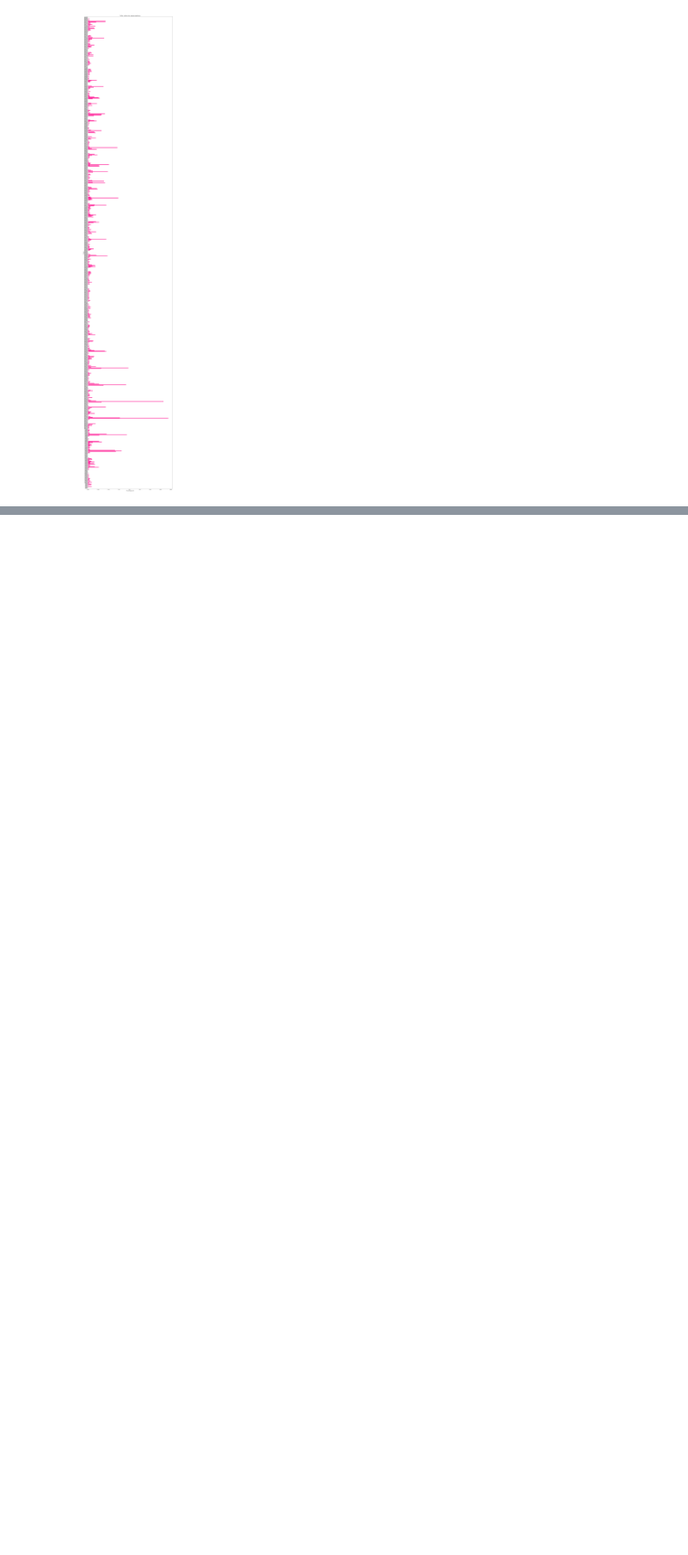
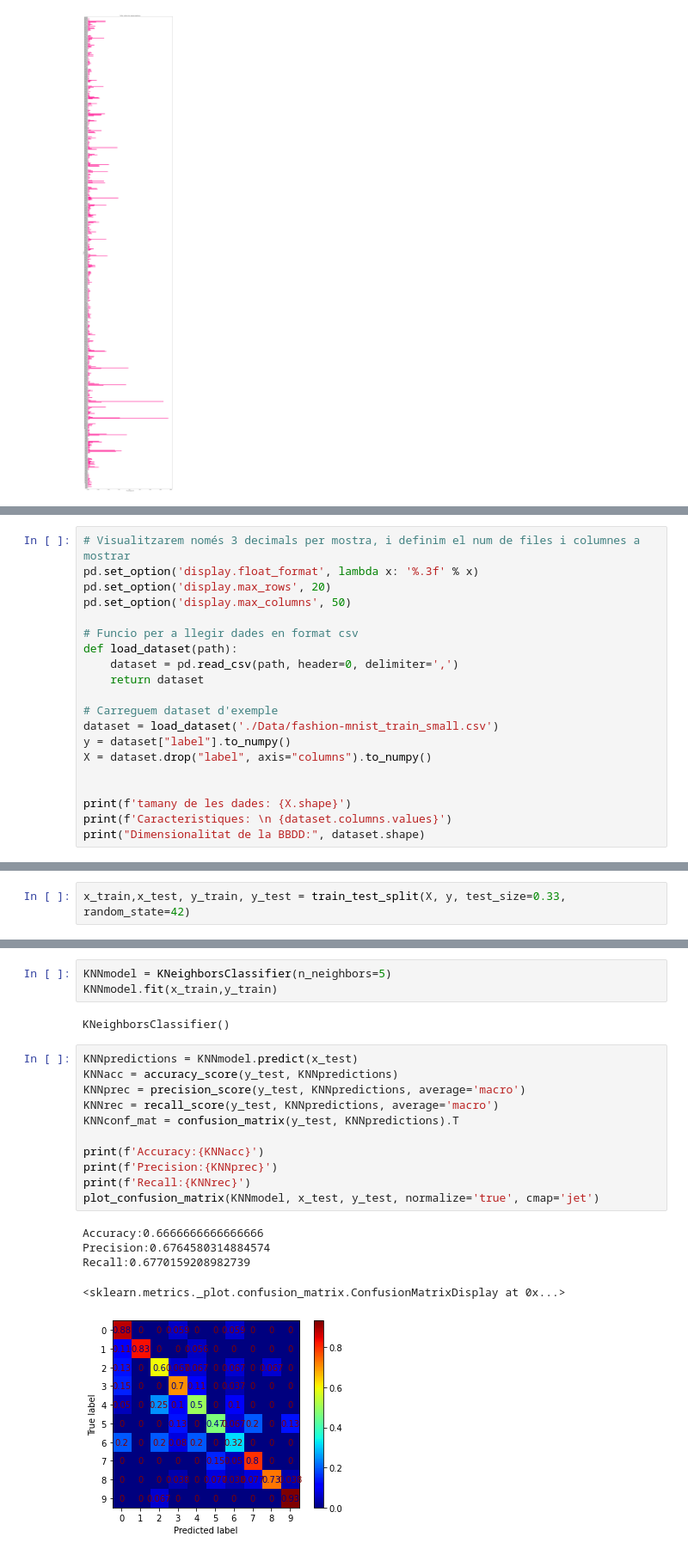
Before and after one commit to juankasv99/Computacion3r2, a Jupyter notebook: 1r Semestre/CRI/Problemes/5- RandomForest/RandomForest.ipynb, the cells around one changed output, grey strips where cells are left out. Shown at 86% size. Drawn from its saved outputs; the diff is of its cells as text; blank space fills up the shorter version.

```diff
--- a/1r Semestre/CRI/Problemes/5- RandomForest/RandomForest.ipynb
+++ b/1r Semestre/CRI/Problemes/5- RandomForest/RandomForest.ipynb
@@ -224,0 +234,20 @@ plt.show()
+# %%
+# Visualitzarem només 3 decimals per mostra, i definim el num de files i columnes a mostrar
+pd.set_option('display.float_format', lambda x: '%.3f' % x)
+pd.set_option('display.max_rows', 20)
+pd.set_option('display.max_columns', 50)
+
+# Funcio per a llegir dades en format csv
+def load_dataset(path):
+    dataset = pd.read_csv(path, header=0, delimiter=',')
+    return dataset
+
+# Carreguem dataset d'exemple
+dataset = load_dataset('./Data/fashion-mnist_train_small.csv')
+y = dataset["label"].to_numpy()
+X = dataset.drop("label", axis="columns").to_numpy()
+
+
+print(f'tamany de les dades: {X.shape}')
+print(f'Caracteristiques: \n {dataset.columns.values}')
+print("Dimensionalitat de la BBDD:", dataset.shape)
@@ -224,0 +272,2 @@ plt.show()
+# %%
+x_train,x_test, y_train, y_test = train_test_split(X, y, test_size=0.33, random_state=42)
@@ -224,0 +276,22 @@ plt.show()
+# %%
+KNNmodel = KNeighborsClassifier(n_neighbors=5)
+KNNmodel.fit(x_train,y_train)
+# %% [output]
+KNeighborsClassifier()
+# %%
+KNNpredictions = KNNmodel.predict(x_test)
+KNNacc = accuracy_score(y_test, KNNpredictions)
+KNNprec = precision_score(y_test, KNNpredictions, average='macro')
+KNNrec = recall_score(y_test, KNNpredictions, average='macro')
+KNNconf_mat = confusion_matrix(y_test, KNNpredictions).T
+
+print(f'Accuracy:{KNNacc}')
+print(f'Precision:{KNNprec}')
+print(f'Recall:{KNNrec}')
+plot_confusion_matrix(KNNmodel, x_test, y_test, normalize='true', cmap='jet')
+# %% [output]
+Accuracy:0.6666666666666666
+Precision:0.6764580314884574
+Recall:0.6770159208982739
+<sklearn.metrics._plot.confusion_matrix.ConfusionMatrixDisplay at 0x...>
+[figure, added]
```
Also changed, not shown: parts of 19 cells of this notebook.
